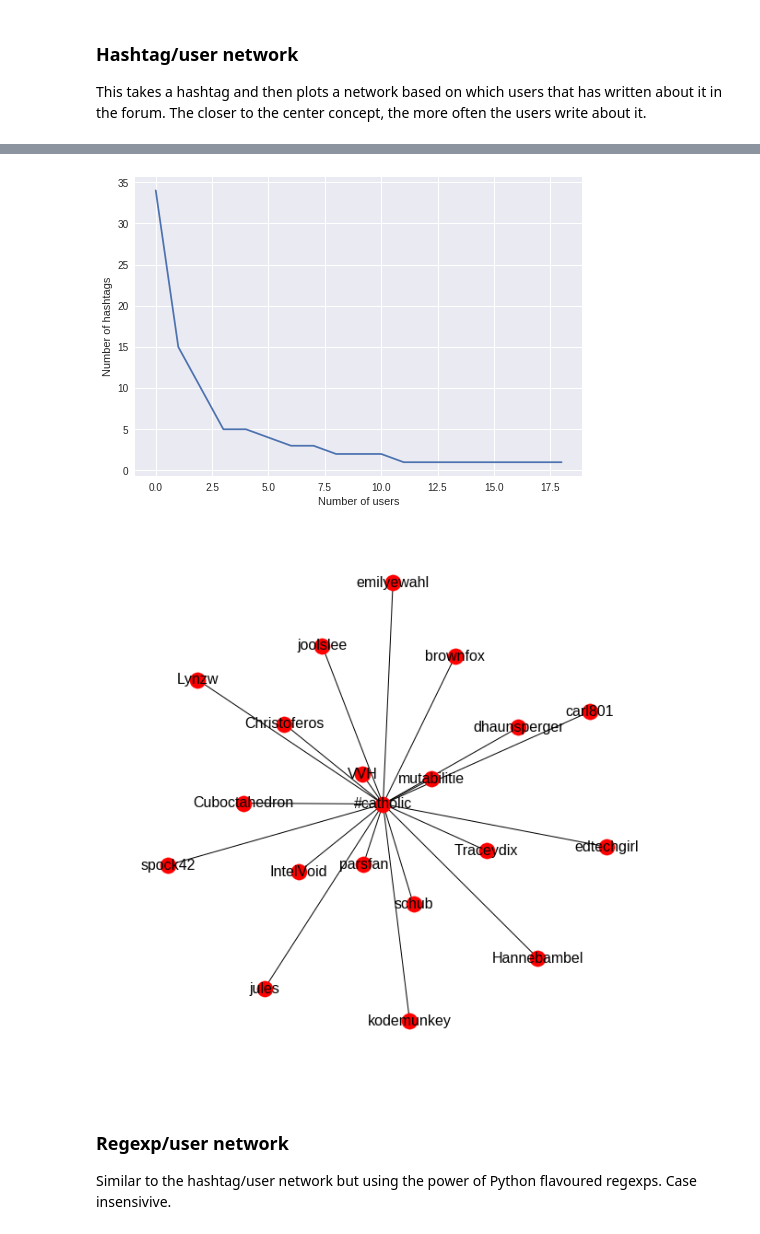
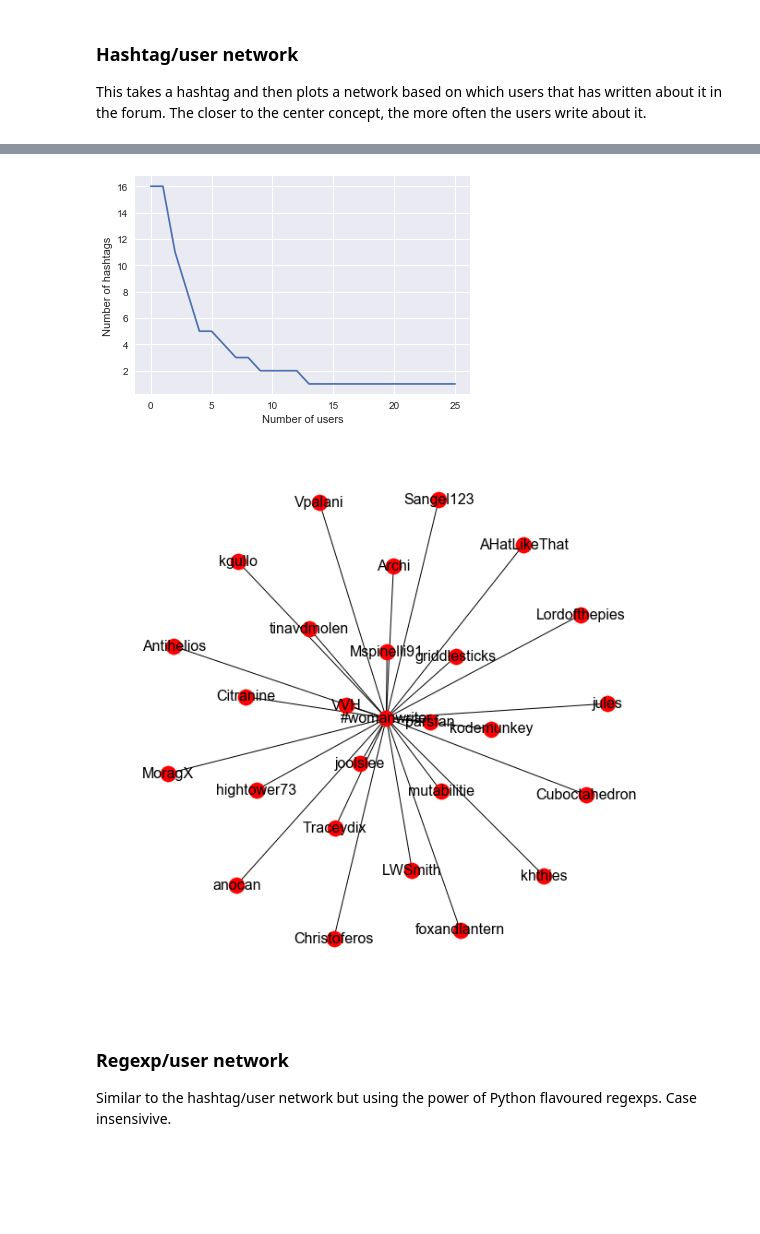
Before and after one commit to christopherkullenberg/talk-analyzer, a Jupyter notebook: shakespearslworldDataAnalysis.ipynb, the cells around one changed output, grey strips where cells are left out. Drawn from its saved outputs; the diff is of its cells as text; code cells hidden in the pictures; blank space fills up the shorter version.

```diff
--- a/shakespearslworldDataAnalysis.ipynb
+++ b/shakespearslworldDataAnalysis.ipynb
@@ -415,5 +493,5 @@ Total users: 37
 ### Hashtag/user network
 This takes a hashtag and then plots a network based on which users that has written about it in the forum. The closer to the center concept, the more often the users write about it.
 # %%
-ta.Network.hashtagusernetwork("#catholic", df, plot=True, html=False)
+ta.Network.hashtagusernetwork("#womanwriter", df, plot=True, html=False)
 # %% [output]
@@ -437,5 +515,5 @@ Total users: 19
-[figure, old version]
+[figure, new version]
-[figure, old version]
+[figure, new version]
 # %% [markdown]
 ### Regexp/user network
 Similar to the hashtag/user network but using the power of Python flavoured regexps. Case insensivive.
```
Also changed, not shown: parts of 13 cells of this notebook, 24 other files.
